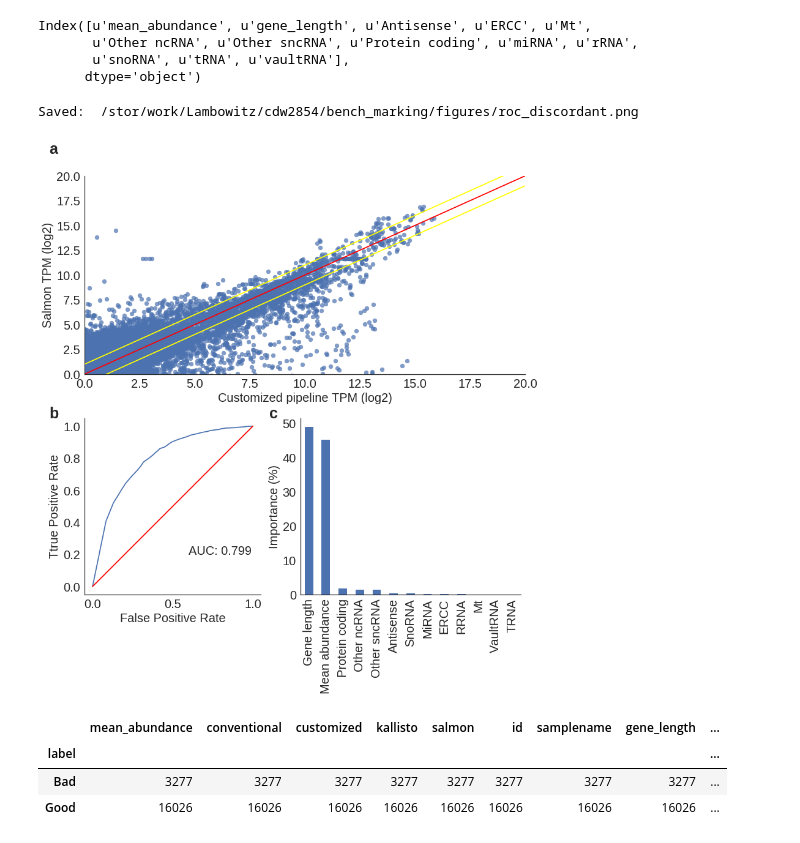
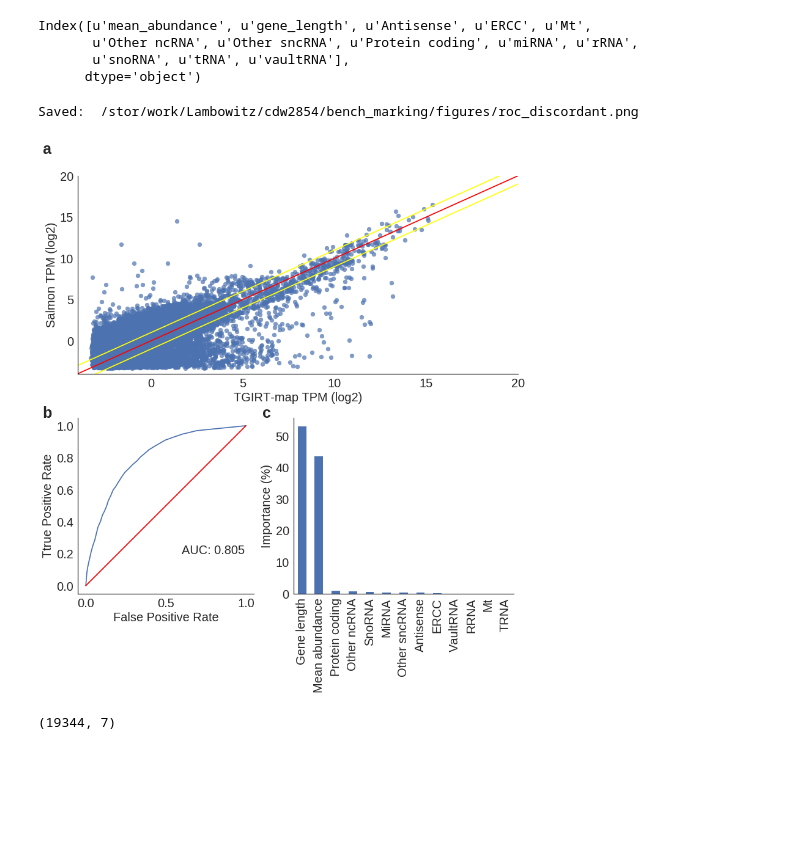
Before and after one commit to wckdouglas/tgirt_benchmark, a Jupyter notebook: classify_outlier/classification.ipynb, the cells around one changed output. Saved outputs shown, nothing was run; the diff lists cells and outputs as text; code cells hidden in the pictures; blank space fills up the shorter version.

```diff
--- a/classify_outlier/classification.ipynb
+++ b/classify_outlier/classification.ipynb
@@ -22,12 +22,13 @@ ssc = StandardScaler()
 X = df.iloc[:,2:]
 scale_tpm = ssc.fit_transform(X)
 tolerate = 1
-count_df = pd.DataFrame(scale_tpm, columns=X.columns) \
+#count_df = pd.DataFrame(scale_tpm, columns=X.columns) \
+count_df=df\
     .assign(id = df.id) \
     .assign(samplename = df.samplename) \
     .query('samplename == "Sample_A"') \
     .reset_index() \
     .drop('index', axis=1)
-count_df['label'] = map(lambda x,y: 'Bad' if y > x + tolerate or y < x - tolerate else 'Good', count_df.salmon, count_df.customized)
+count_df['label'] = map(lambda x,y: 'Bad' if y > x + tolerate or y < x - tolerate else 'Good', count_df.salmon, count_df['TGIRT.map'])
 count_df.head()
 # %% [output]
@@ -74,6 +75,6 @@ ncol = X.shape[1]
 type_X = pd.DataFrame(X[:,:ncol/2], columns = le.classes_)
 type_X['id'] = transcript['id']
 train_df = count_df.merge(gene_length, on ='id').merge(type_X, on='id')
-columns = train_df.columns[~train_df.columns.str.contains('conventional|customized|kallisto|salmon|id|samplename|label|slope')]
+columns = train_df.columns[~train_df.columns.str.contains('conventional|customized|TGIRT|HISAT|kallisto|salmon|id|samplename|label|slope')]
 train_df.head()
 # %% [output]
@@ -93,19 +94,19 @@ Index([u'mean_abundance', u'gene_length', u'Antisense', u'ERCC', u'Mt',
 # %%
 def plot_gene_expression(df, tolerate, ax):
     Y = df['salmon']
-    X = df['customized']
+    X = df['TGIRT.map']
     lim_max = 20
     ax.scatter(X, Y, alpha=0.7)
     x = np.array([-lim_max, lim_max])
     ax.plot(x, x, color='red')
     ax.plot(x, x+tolerate , color='yellow')
     ax.plot(x, x-tolerate, color='yellow')
-    ax.set_xlim(0,lim_max)
-    ax.set_ylim(0,lim_max)
+    ax.set_xlim(-4,lim_max)
+    ax.set_ylim(-4,lim_max)
     ax.spines['top'].set_visible(False)
     ax.spines['right'].set_visible(False)
     ax.set_ylabel('Salmon TPM (log2)')
-    ax.set_xlabel('Customized pipeline TPM (log2)')
+    ax.set_xlabel('TGIRT-map TPM (log2)')
     return 0
 # %%
 def plot_roc(Y_test, pred_y, ax):
@@ -164,37 +165,36 @@ rf, pred_y, Y_test =  train_rf(train_df, columns)
 # %%
 figurepath = '/stor/work/Lambowitz/cdw2854/bench_marking/figures'
 figurename = figurepath + '/roc_discordant.png'
 
 FONT_SIZE = 20
 
 plt.rc('font', size=FONT_SIZE)          # controls default text sizes
 plt.rc('axes', titlesize=FONT_SIZE)     # fontsize of the axes title
 plt.rc('axes', labelsize=FONT_SIZE)    # fontsize of the x and y labels
 plt.rc('xtick', labelsize=FONT_SIZE)    # fontsize of the tick labels
 plt.rc('ytick', labelsize=FONT_SIZE)    # fontsize of the tick labels
 plt.rc('legend', fontsize=FONT_SIZE)    # legend fontsize
 plt.rc('figure', titlesize=FONT_SIZE)
 
 sns.set_style('white')
 fig = plt.figure(figsize=(10,10))
 ax_gene = fig.add_axes([0.08,0.5,1,0.45])
 ax_roc = fig.add_axes([0.08,0,0.4,0.4])
 ax_importance = fig.add_axes([0.57, 0,0.5,0.4])
-plot_gene_expression(df, tolerate, ax_gene)
+plot_gene_expression(count_df, tolerate, ax_gene)
 plot_roc(Y_test, pred_y, ax_roc)
 plot_importance(rf, columns, ax_importance)
 fig.text(0,1,'a', weight='bold', fontsize=25)
 fig.text(0,0.4,'b',weight='bold', fontsize=25)
 fig.text(0.5,0.4,'c',weight='bold', fontsize=25)
 plt.savefig(figurename, transparent=True, bbox_inches='tight')
 print 'Saved: ', figurename
 # %% [output]
 Saved:  /stor/work/Lambowitz/cdw2854/bench_marking/figures/roc_discordant.png
-[figure, old version]
+[figure, new version]
 # %%
 train_df.groupby('label').count()
-# %% [output]
-|  | mean_abundance | conventional | customized | kallisto | salmon | id | samplename | gene_length | ... |
-| label |  |  |  |  |  |  |  |  | ... |
-| Bad | 3277 | 3277 | 3277 | 3277 | 3277 | 3277 | 3277 | 3277 | ... |
-| Good | 16026 | 16026 | 16026 | 16026 | 16026 | 16026 | 16026 | 16026 | ... |
+# %%
+df.query('samplename == "Sample_A"').shape
+# %% [output]
+(19344, 7)
```
Also changed, not shown: parts of 2 cells of this notebook, 12 other files.
